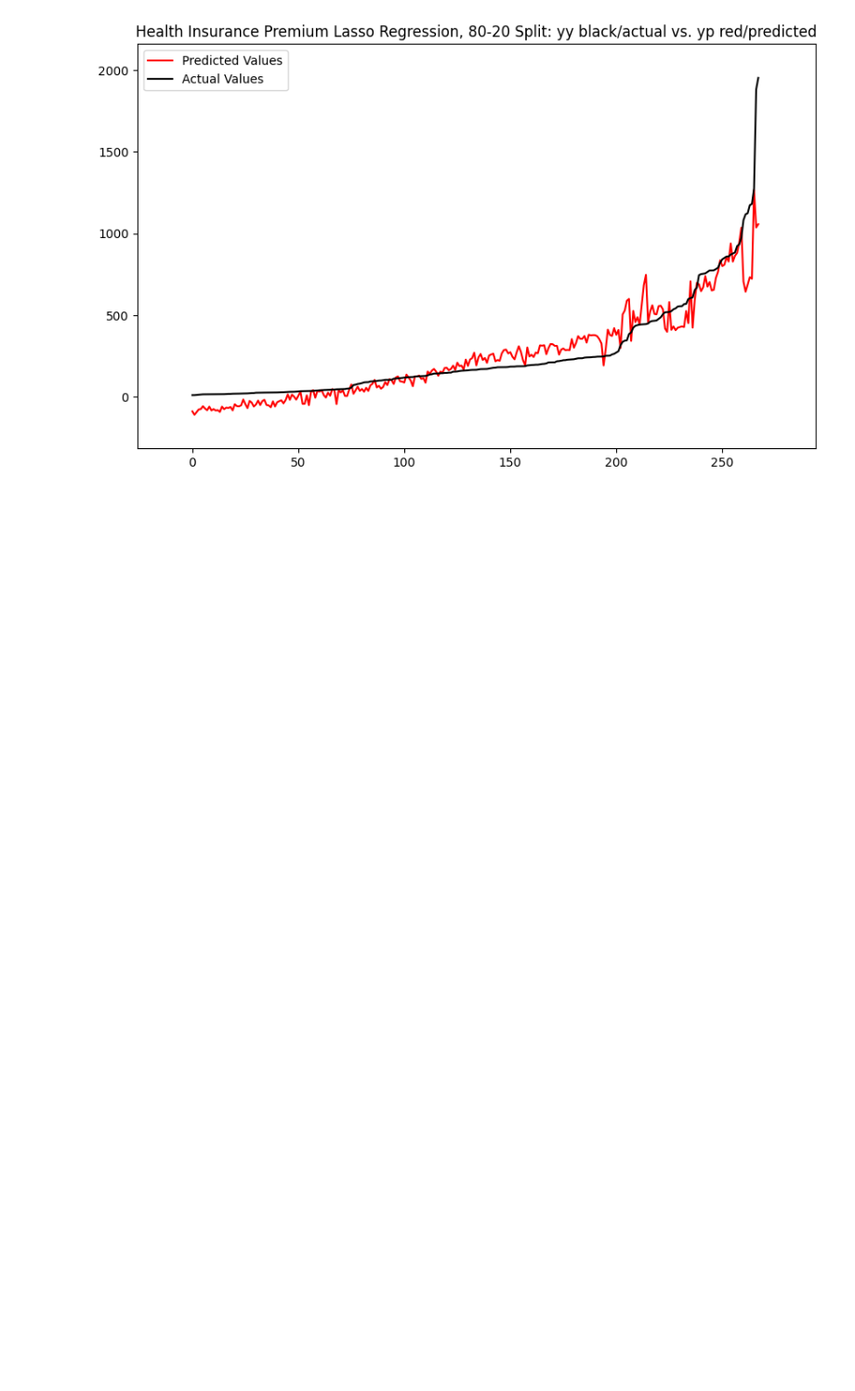
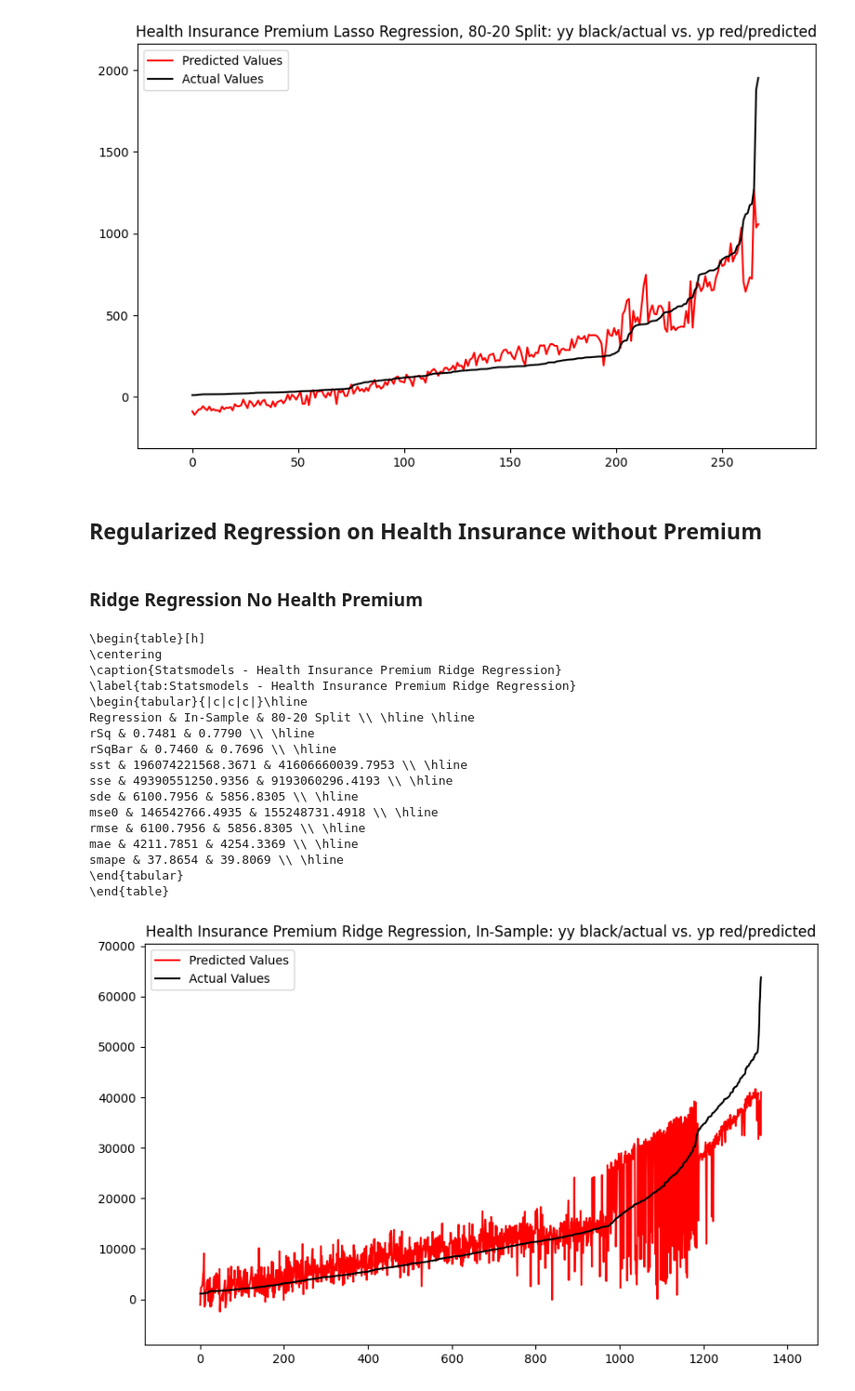
Before and after one commit to Bmmcdonnell/CSCI-6360-Term-Project, a Jupyter notebook: 1_TermProjRegRes.ipynb, the cells around one changed output. Shown at 93% size. Cells and saved outputs as stored; diff of their text form; code cells hidden in the pictures; blank space fills up the shorter version.

Commit message:
Full Regularized Regression (Rough Draft)

```diff
--- a/1_TermProjRegRes.ipynb
+++ b/1_TermProjRegRes.ipynb
@@ -304,3 +304,67 @@ smape & 58.5812 & 63.7562 \\ \hline
 \end{table}
 [figure]
 [figure]
+# %% [markdown]
+## Regularized Regression on Health Insurance **without** Premium
+# %%
+Xnoprem = Xnoprem.copy()
+ynoprem = ynoprem.copy()
+Xnoprem = sm.add_constant(Xnoprem)
+Xnoprem_tr, Xnoprem_te, ynoprem_tr, ynoprem_te = train_test_split(Xnoprem, ynoprem, test_size=0.2, random_state=42)
+def RidRegHealthNoPrem():
+    #Add constant and split the data
+
+    #Ridge Regression, model fitting on training and insample data
+    ridreginsamp = sm.OLS(ynoprem, Xnoprem).fit_regularized(L1_wt=0)
+    ridregtrain = sm.OLS(ynoprem_tr, Xnoprem_tr).fit_regularized(L1_wt=0)
+
+    #Use both models to predict on testing
+    ridgeypredinsamp = ridreginsamp.predict(Xnoprem)
+    ridgeypredtest = ridregtrain.predict(Xnoprem_te)
+
+    #k number of predictors
+    k = Xnoprem.shape[1] - 1
+
+    #Print Ridge Regression LaTeX table and sorted plots
+    LatexTableRidge(ynoprem, ynoprem_te, ridgeypredinsamp, ridgeypredtest, k, "Health Insurance Premium")
+    sorted_plot_ridge(ynoprem, ridgeypredinsamp, "Health Insurance Premium", validate=False)
+    sorted_plot_ridge(ynoprem_te, ridgeypredtest, "Health Insurance Premium", validate=True)
+def LasRegHealthNoPrem():
+    #Lasso Regression, model fitting on training and insample data
+    lasreginsamp = sm.OLS(ynoprem, Xnoprem).fit_regularized(L1_wt=1)
+    lasregtrain = sm.OLS(ynoprem_tr, Xnoprem_tr).fit_regularized(L1_wt=1)
+
+    #Use both models to predict on testing
+    lasypredinsamp = lasreginsamp.predict(Xnoprem)
+    lasypredtest = lasregtrain.predict(Xnoprem_te)
+
+    #k number of predictors
+    k = Xnoprem.shape[1] - 1
+
+    #Print Lasso Regression LaTeX table and sorted plots
+    LatexTableLasso(ynoprem, ynoprem_te, lasypredinsamp, lasypredtest, k, "Health Insurance Premium")
+    sorted_plot_lasso(ynoprem, lasypredinsamp, "Health Insurance Premium", validate=False)
+    sorted_plot_lasso(ynoprem_te, lasypredtest, "Health Insurance Premium", validate=True)
+# %% [markdown]
+### Ridge Regression No Health Premium
+# %%
+RidRegHealthNoPrem()
+# %% [output]
+\begin{table}[h]
+\centering
+\caption{Statsmodels - Health Insurance Premium Ridge Regression}
+\label{tab:Statsmodels - Health Insurance Premium Ridge Regression}
+\begin{tabular}{|c|c|c|}\hline
+Regression & In-Sample & 80-20 Split \\ \hline \hline
+rSq & 0.7481 & 0.7790 \\ \hline
+rSqBar & 0.7460 & 0.7696 \\ \hline
+sst & 196074221568.3671 & 41606660039.7953 \\ \hline
+sse & 49390551250.9356 & 9193060296.4193 \\ \hline
+sde & 6100.7956 & 5856.8305 \\ \hline
+mse0 & 146542766.4935 & 155248731.4918 \\ \hline
+rmse & 6100.7956 & 5856.8305 \\ \hline
+mae & 4211.7851 & 4254.3369 \\ \hline
+smape & 37.8654 & 39.8069 \\ \hline
+\end{tabular}
+\end{table}
+[figure, added]
```
Also changed, not shown: parts of 4 cells of this notebook.
